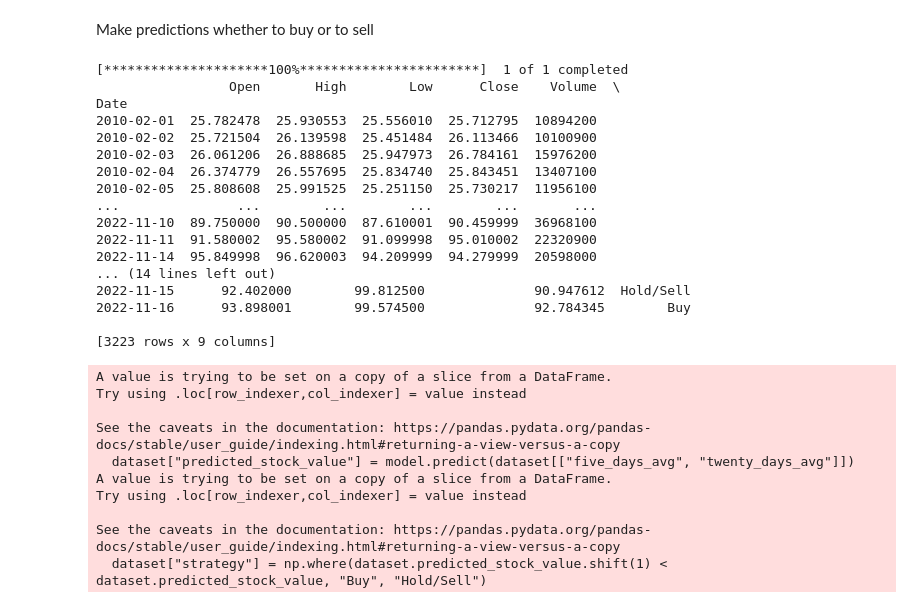
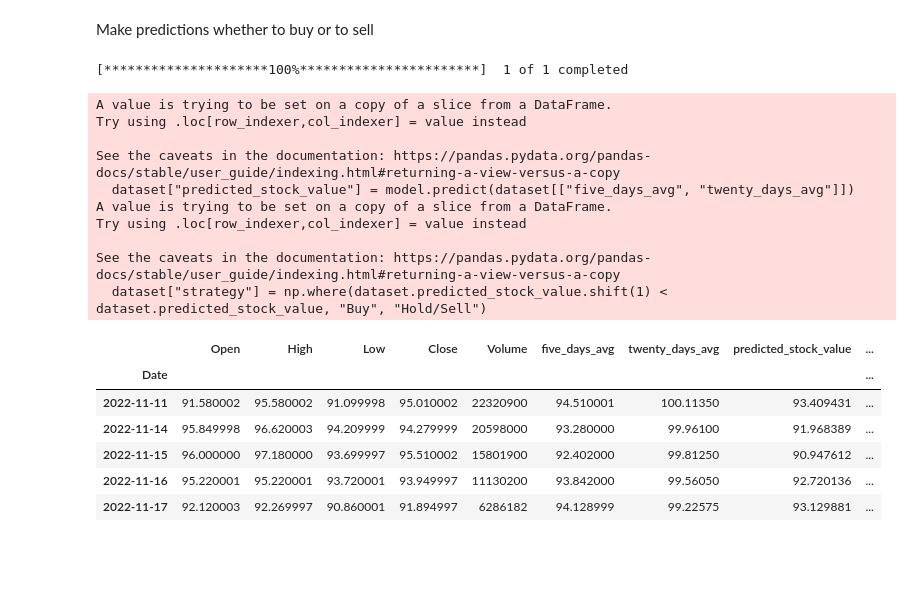
Before and after one commit to Myst-Lee/Stock-Prediction-with-Linear-Regression, a Jupyter notebook: Stock Prediction with Linear Progression.ipynb, the cells around one changed output. Saved outputs shown, nothing was run; the diff lists cells and outputs as text; code cells hidden in the pictures; blank space fills up the shorter version.

```diff
--- a/Stock Prediction with Linear Progression.ipynb
+++ b/Stock Prediction with Linear Progression.ipynb
@@ -204,43 +208,35 @@ Date
 # %% [markdown]
 Make predictions whether to buy or to sell
 # %%
+today = date.today()
 dataset = yf.download(stock, "2010-01-01", today, auto_adjust=True)
 
 dataset["five_days_avg"] = dataset["Close"].rolling(window=5).mean()
 dataset["twenty_days_avg"] = dataset["Close"].rolling(window=20).mean()
 
 dataset = dataset.dropna()
 
 dataset["predicted_stock_value"] = model.predict(dataset[["five_days_avg", "twenty_days_avg"]])
 
 dataset["strategy"] = np.where(dataset.predicted_stock_value.shift(1) < dataset.predicted_stock_value, "Buy", "Hold/Sell")
 
-print(dataset)
+dataset.tail()
 # %% [output]
 [*********************100%***********************]  1 of 1 completed
-                 Open       High        Low      Close    Volume  \
-Date
-2010-02-01  25.782478  25.930553  25.556010  25.712795  10894200
-2010-02-02  25.721504  26.139598  25.451484  26.113466  10100900
-2010-02-03  26.061206  26.888685  25.947973  26.784161  15976200
-2010-02-04  26.374779  26.557695  25.834740  25.843451  13407100
-2010-02-05  25.808608  25.991525  25.251150  25.730217  11956100
-...               ...        ...        ...        ...       ...
-2022-11-10  89.750000  90.500000  87.610001  90.459999  36968100
-2022-11-11  91.580002  95.580002  91.099998  95.010002  22320900
-2022-11-14  95.849998  96.620003  94.209999  94.279999  20598000
-... (14 lines left out)
-2022-11-15      92.402000        99.812500              90.947612  Hold/Sell
-2022-11-16      93.898001        99.574500              92.784345        Buy
-
-[3223 rows x 9 columns]
 A value is trying to be set on a copy of a slice from a DataFrame.
 Try using .loc[row_indexer,col_indexer] = value instead
 
 See the caveats in the documentation: https://pandas.pydata.org/pandas-docs/stable/user_guide/indexing.html#returning-a-view-versus-a-copy
   dataset["predicted_stock_value"] = model.predict(dataset[["five_days_avg", "twenty_days_avg"]])
 A value is trying to be set on a copy of a slice from a DataFrame.
 Try using .loc[row_indexer,col_indexer] = value instead
 
 See the caveats in the documentation: https://pandas.pydata.org/pandas-docs/stable/user_guide/indexing.html#returning-a-view-versus-a-copy
   dataset["strategy"] = np.where(dataset.predicted_stock_value.shift(1) < dataset.predicted_stock_value, "Buy", "Hold/Sell")
+|  | Open | High | Low | Close | Volume | five_days_avg | twenty_days_avg | predicted_stock_value | ... |
+| Date |  |  |  |  |  |  |  |  | ... |
+| 2022-11-11 | 91.580002 | 95.580002 | 91.099998 | 95.010002 | 22320900 | 94.510001 | 100.11350 | 93.409431 | ... |
+| 2022-11-14 | 95.849998 | 96.620003 | 94.209999 | 94.279999 | 20598000 | 93.280000 | 99.96100 | 91.968389 | ... |
+| 2022-11-15 | 96.000000 | 97.180000 | 93.699997 | 95.510002 | 15801900 | 92.402000 | 99.81250 | 90.947612 | ... |
+| 2022-11-16 | 95.220001 | 95.220001 | 93.720001 | 93.949997 | 11130200 | 93.842000 | 99.56050 | 92.720136 | ... |
+| 2022-11-17 | 92.120003 | 92.269997 | 90.860001 | 91.894997 | 6286182 | 94.128999 | 99.22575 | 93.129881 | ... |
```
Also changed, not shown: parts of 7 cells of this notebook.
